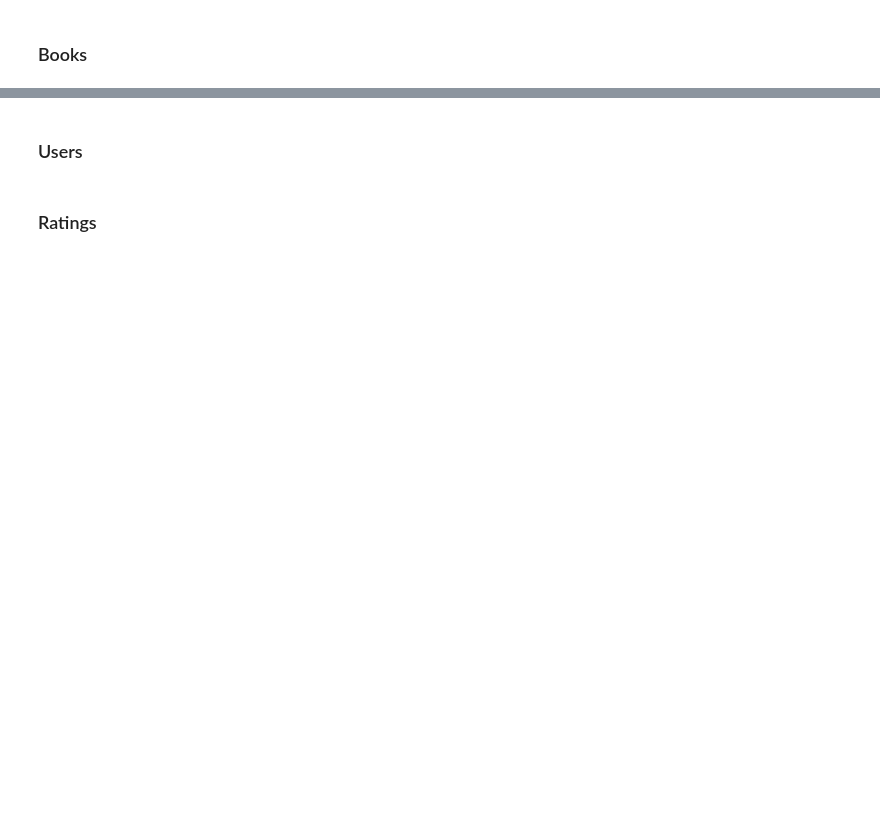
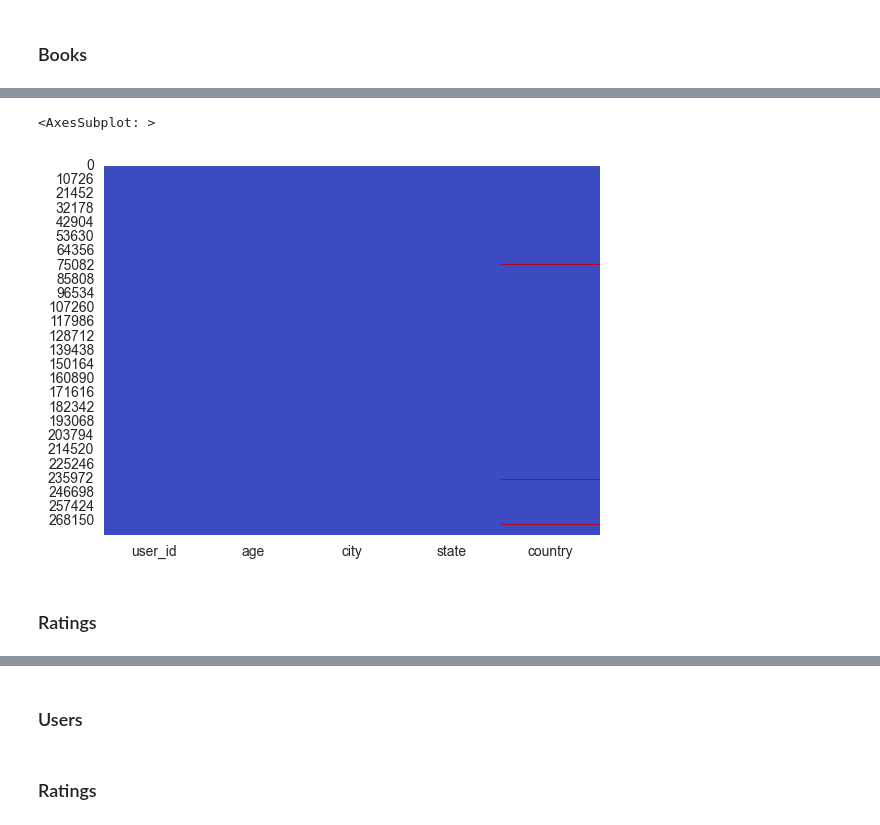
Before and after one commit to fichtnerma/Recommender, a Jupyter notebook: data-normalization.ipynb, the cells around one changed output, grey strips where cells are left out. Cells and saved outputs as stored; diff of their text form; code cells hidden in the pictures; blank space fills up the shorter version.

```diff
--- a/data-normalization.ipynb
+++ b/data-normalization.ipynb
@@ -21,0 +111,7 @@ norm_books, norm_users, norm_ratings = get_normalized_data(books_path='data/norm
+# %%
+sns.heatmap(users.isnull(), cbar = False, cmap='coolwarm')
+# %% [output]
+<AxesSubplot: >
+[figure, added]
+# %% [markdown]
+### Ratings
```
Also changed, not shown: parts of 39 cells of this notebook, 3 other files.
